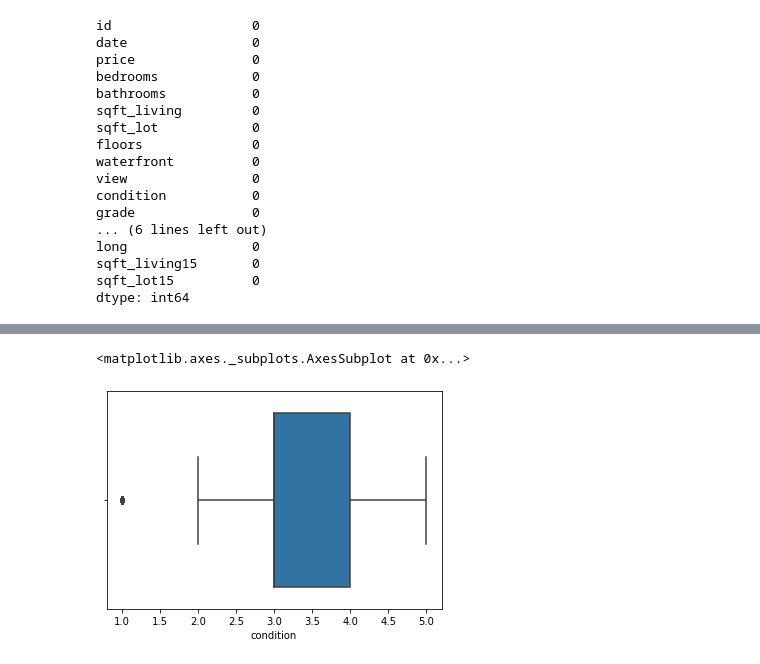
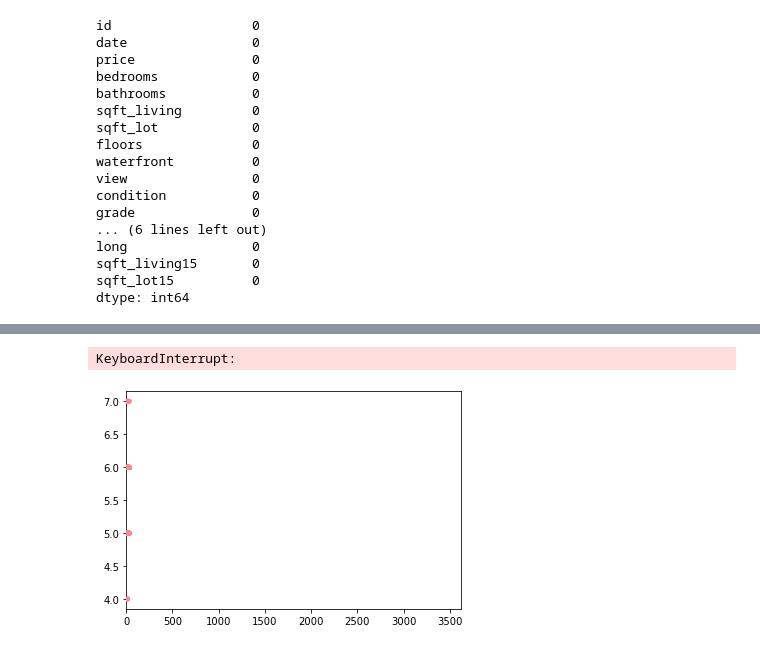
Before and after one commit to Somethingor/bsc-phase-two-project, a Jupyter notebook: notebooks/exploratory/member-daniel/cleaning.ipynb, the cells around one changed output, grey strips where cells are left out. Saved outputs shown, nothing was run; the diff lists cells and outputs as text; code cells hidden in the pictures.

```diff
--- a/notebooks/exploratory/member-daniel/cleaning.ipynb
+++ b/notebooks/exploratory/member-daniel/cleaning.ipynb
@@ -155,8 +178,9 @@ ax = sns.heatmap(df.corr(), annot=True)
-# %%
-sns.boxplot(df['condition'])
-# %% [output]
-<matplotlib.axes._subplots.AxesSubplot at 0x...>
-[figure, removed]
+# %%
+ax = sns.swarmplot(data=df, x="price", y="grade")
+ax
+# %% [output]
+KeyboardInterrupt:
+[figure, added]
 # %%
 df['waterfront'].value_counts()
 # %% [output]
```
Also changed, not shown: parts of 11 cells of this notebook, 1 other file.
